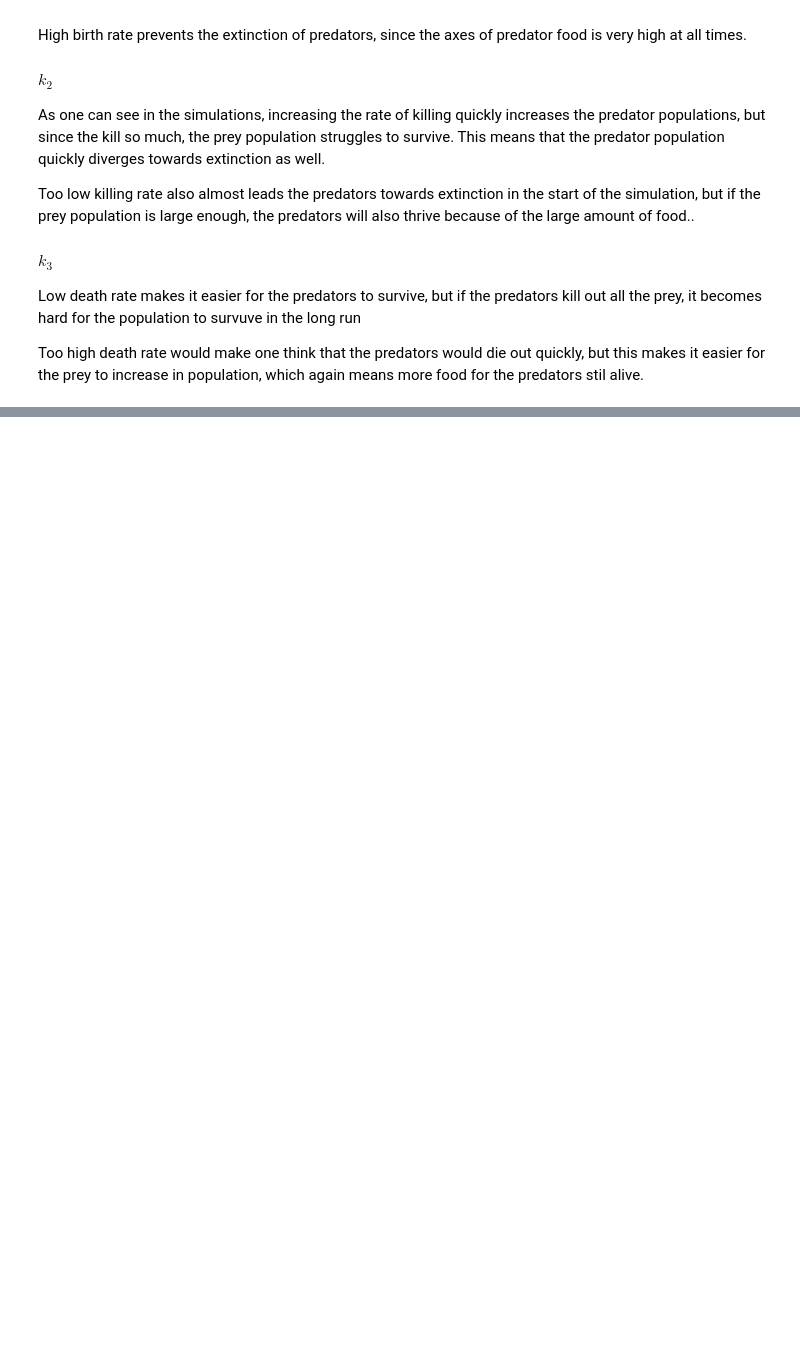
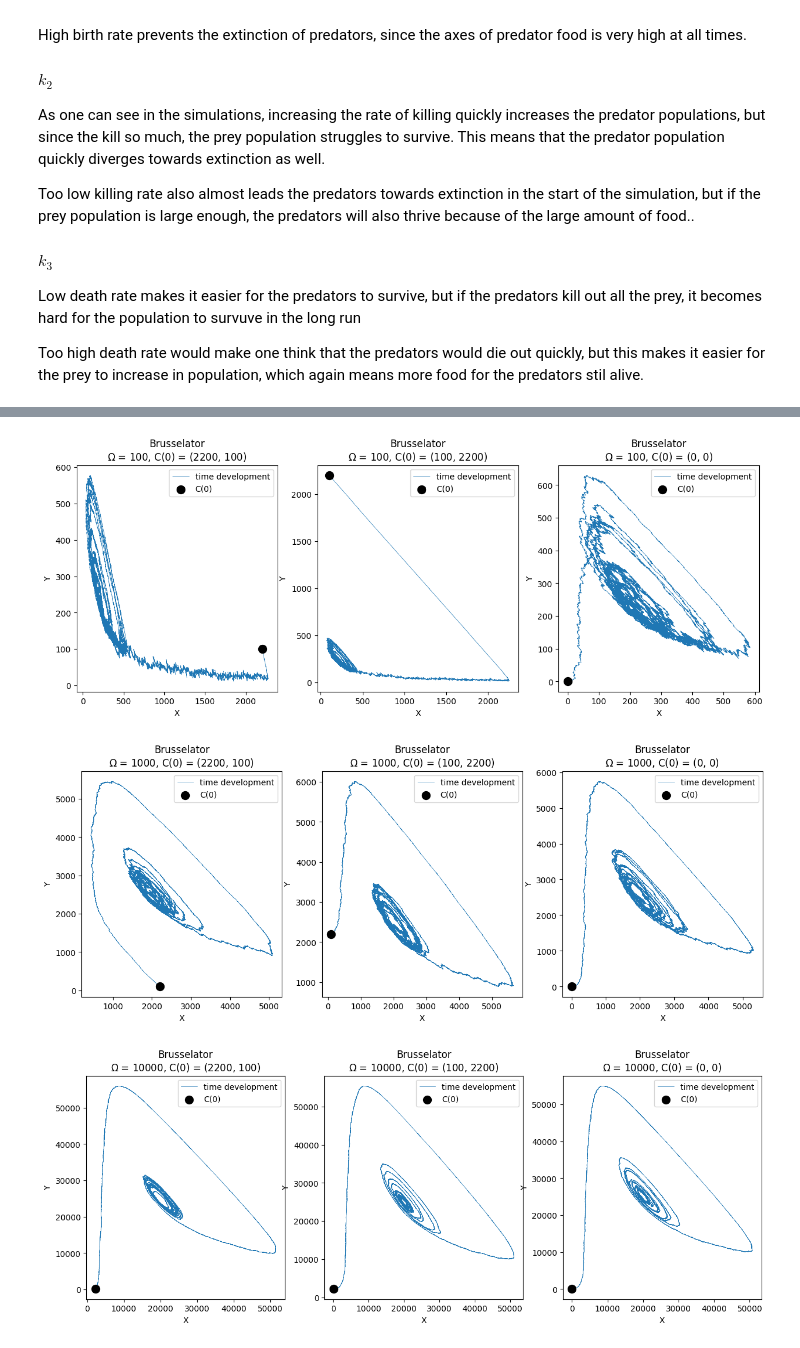
Before and after one commit to ivergro/Soft-Matter-Physics, a Jupyter notebook: Exercise_8_CTMP/results.ipynb, the cells around one changed output, grey strips where cells are left out. Drawn from its saved outputs; the diff is of its cells as text; code cells hidden in the pictures; blank space fills up the shorter version.

```diff
--- a/Exercise_8_CTMP/results.ipynb
+++ b/Exercise_8_CTMP/results.ipynb
@@ -148,0 +172,35 @@ Too high death rate would make one think that the predators would die out quickl
+# %%
+def plot_x_y(x, y, omega, ax):
+    t_limit = 48
+    filepath = f"./data/brusselator/t_limit/x={x}_y={y}_omega={omega}/"
+    x_vec = np.array(load_vector(filepath+"Xs_tlimit={:.6f}.txt".format(t_limit)))
+    y_vec = np.array(load_vector(filepath+"Ys_tlimit={:.6f}.txt".format(t_limit)))
+    t_vec  = np.array(load_vector(filepath+"t_tlimit={:.6f}.txt".format(t_limit)))
+
+    ax.plot(x_vec, y_vec, label="time development", linewidth=0.5, zorder = 1)
+    ax.scatter(x_vec[0], y_vec[0], label="C(0)", color="black", s=100, zorder = 2)
+    ax.set_title(f"Brusselator\n" + r"$\Omega$ = " + str(omega) + f", C(0) = (" + str(x) + ", " + str(y) + ")")
+    ax.set_xlabel("X")
+    ax.set_ylabel("Y")
+    ax.legend()
+    # plt.show()
+
+# plot_x_y(2200,2200,100)
+# plot_x_y(2200,2200,1000)
+# plot_x_y(2200,2200,10000)
+
+plt.show()
+# %%
+x_vec = [2200, 100, 0]
+y_vec = [100, 2200, 0]
+omega_vec = [100, 1000, 10000]
+
+for omega in omega_vec:
+    fig_x_y, axes_x_y = plt.subplots(1, 3, figsize=(15, 5))
+    for i in range(3):
+        plot_x_y(x_vec[i], y_vec[i], omega, axes_x_y[i])
+plt.show()
+# %% [output]
+[figure, added]
+[figure, added]
+[figure, added]
```
Also changed, not shown: parts of 3 cells of this notebook, 5 other files.
